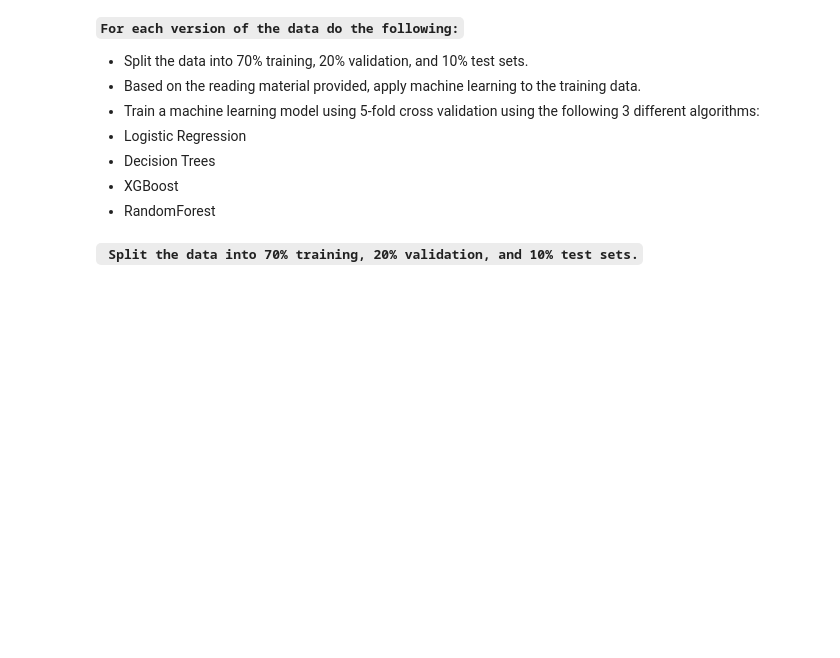
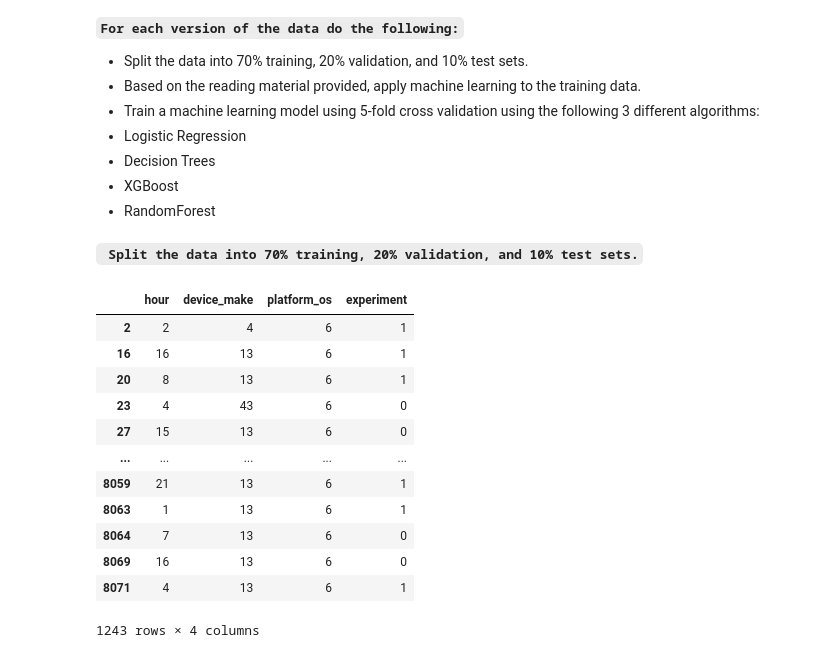
Before and after one commit to 10-Academy-Group-2/AB-Testing-Ad-campaign-performance-P, a Jupyter notebook: notebooks/abtest-mlops.ipynb, the cells around one changed output. Drawn from its saved outputs; the diff is of its cells as text; code cells hidden in the pictures; blank space fills up the shorter version.

```diff
--- a/notebooks/abtest-mlops.ipynb
+++ b/notebooks/abtest-mlops.ipynb
@@ -270,3 +297,22 @@ df_platform_non_num.to_csv('../data/AdSmartABdata_platform.csv')
 - RandomForest
 # %% [markdown]
 <b>` Split the data into 70% training, 20% validation, and 10% test sets.`</b>
+# %%
+df_platform_non_num.columns
+
+X= df_platform_non_num[['hour', 'device_make', 'platform_os', 'experiment']]
+X
+# %% [output]
+|  | hour | device_make | platform_os | experiment |
+| 2 | 2 | 4 | 6 | 1 |
+| 16 | 16 | 13 | 6 | 1 |
+| 20 | 8 | 13 | 6 | 1 |
+| 23 | 4 | 43 | 6 | 0 |
+| 27 | 15 | 13 | 6 | 0 |
+| ... | ... | ... | ... | ... |
+| 8059 | 21 | 13 | 6 | 1 |
+| 8063 | 1 | 13 | 6 | 1 |
+| 8064 | 7 | 13 | 6 | 0 |
+| 8069 | 16 | 13 | 6 | 0 |
+| 8071 | 4 | 13 | 6 | 1 |
+1243 rows × 4 columns
```
Also changed, not shown: parts of 19 cells of this notebook.
